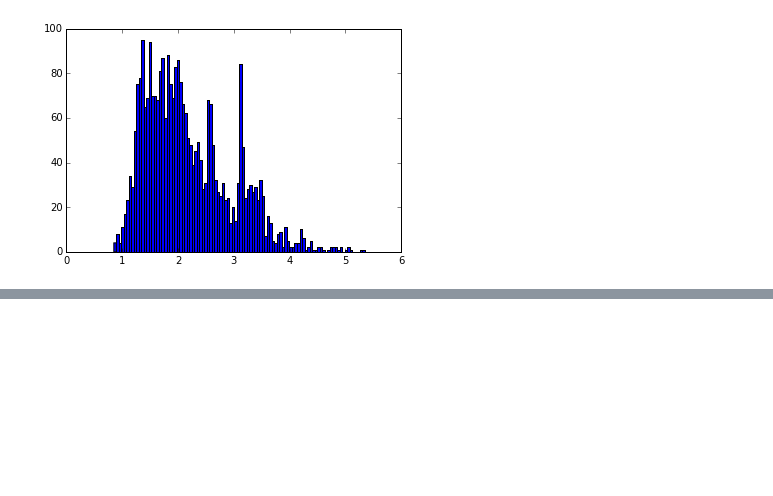
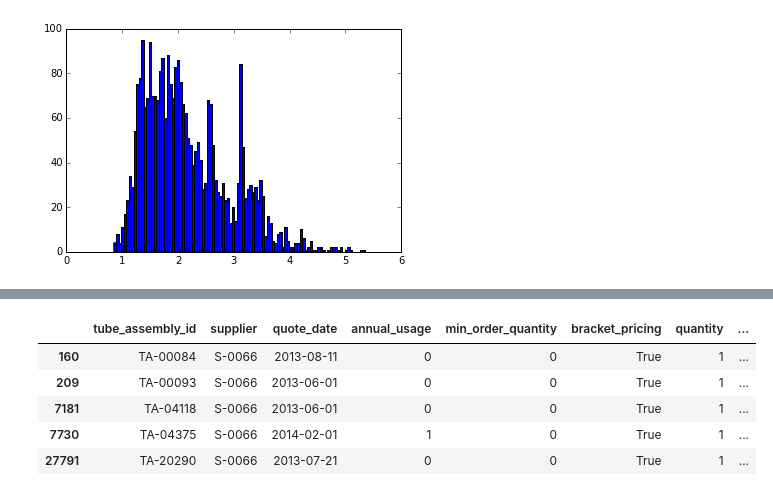
Before and after one commit to cberzan/kaggle-caterpillar, a Jupyter notebook: caterpillar-tube-pricing/random_forests.ipynb, the cells around one changed output, grey strips where cells are left out. Cells and saved outputs as stored; diff of their text form; code cells hidden in the pictures; blank space fills up the shorter version.

```diff
--- a/caterpillar-tube-pricing/random_forests.ipynb
+++ b/caterpillar-tube-pricing/random_forests.ipynb
@@ -194,0 +187,11 @@ df
+# %%
+taids = ['TA-00084', 'TA-00093', 'TA-04118', 'TA-04375', 'TA-20290']
+pd.set_option('display.max_columns', None)
+aug_train_set[aug_train_set.tube_assembly_id.isin(taids) & (aug_train_set.quantity == 1)]
+# %% [output]
+|  | tube_assembly_id | supplier | quote_date | annual_usage | min_order_quantity | bracket_pricing | quantity | ... |
+| 160 | TA-00084 | S-0066 | 2013-08-11 | 0 | 0 | True | 1 | ... |
+| 209 | TA-00093 | S-0066 | 2013-06-01 | 0 | 0 | True | 1 | ... |
+| 7181 | TA-04118 | S-0066 | 2013-06-01 | 0 | 0 | True | 1 | ... |
+| 7730 | TA-04375 | S-0066 | 2014-02-01 | 1 | 0 | True | 1 | ... |
+| 27791 | TA-20290 | S-0066 | 2013-07-21 | 0 | 0 | True | 1 | ... |
```
Also changed, not shown: parts of 7 cells of this notebook, 4 other files.
